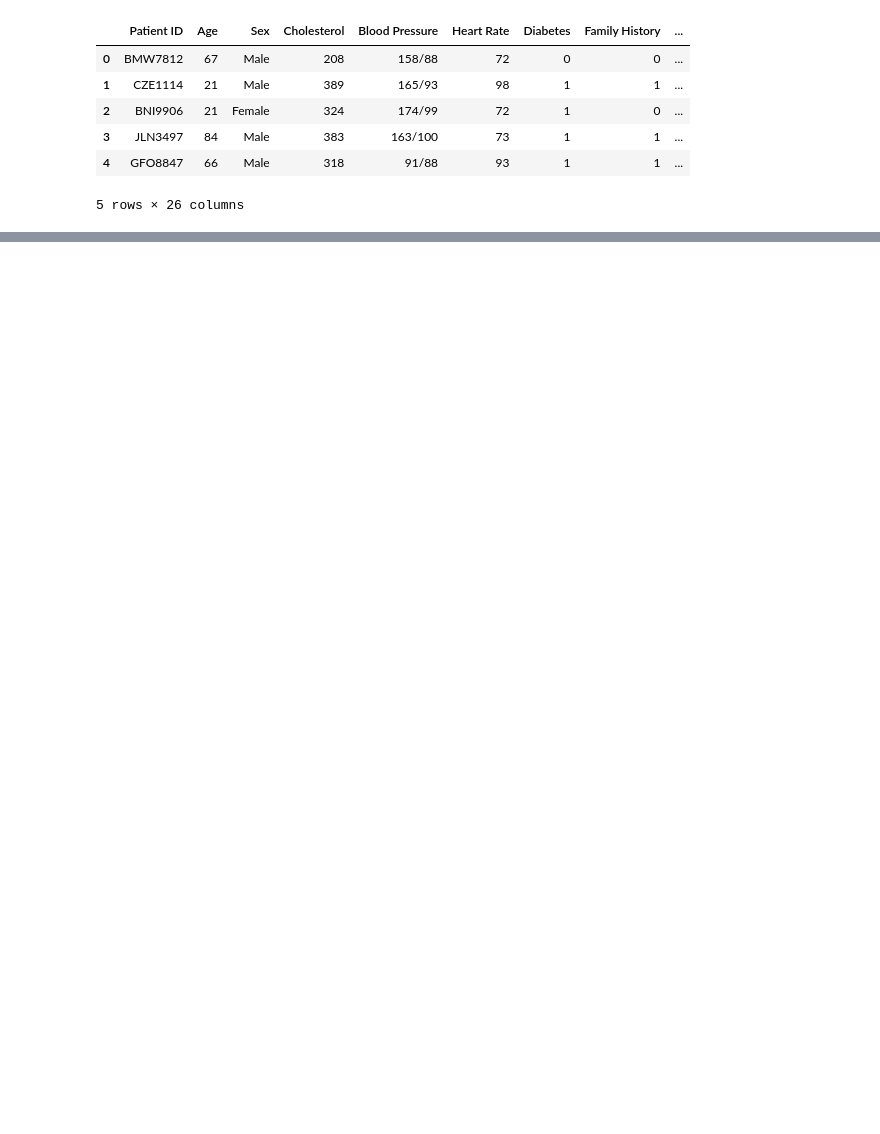
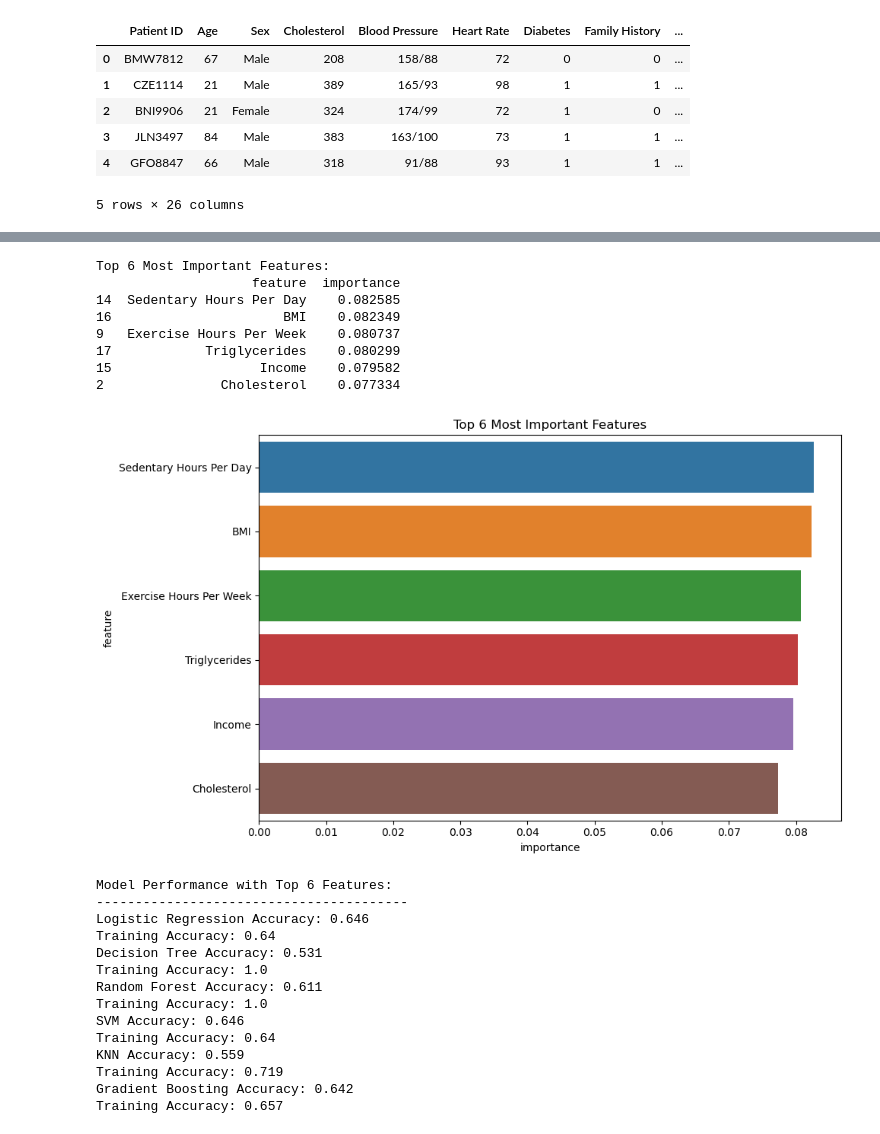
Before and after one commit to maddiejane25/Project-2, a Jupyter notebook: healthData.ipynb, the cells around one changed output, grey strips where cells are left out. Drawn from its saved outputs; the diff is of its cells as text; code cells hidden in the pictures; blank space fills up the shorter version.

```diff
--- a/healthData.ipynb
+++ b/healthData.ipynb
@@ -52,6 +70,7 @@ y = df['Heart Attack Risk']
 # %%
 X_train, X_test, y_train, y_test = train_test_split(X, y, random_state=42)
 # %%
+X_train, X_test, y_train, y_test = train_test_split(X, y, random_state=42)
 scaler = StandardScaler()
 X_train = scaler.fit_transform(X_train)
 X_test = scaler.transform(X_test)
@@ -72,0 +203,77 @@ for name, model in models.items():
+# %%
+# First, let's identify the top features using Random Forest
+rf_model = RandomForestClassifier(random_state=42)
+rf_model.fit(X_train, y_train)
+
+# Get feature importance
+feature_importance = pd.DataFrame({
+    'feature': X.columns,
+    'importance': rf_model.feature_importances_
+})
+feature_importance = feature_importance.sort_values('importance', ascending=False)
+
+# Print and plot top features
+print("Top 6 Most Important Features:")
+print(feature_importance.head(6))
+
+plt.figure(figsize=(10, 6))
+sns.barplot(x='importance', y='feature', data=feature_importance.head(6))
+plt.title('Top 6 Most Important Features')
+plt.tight_layout()
+plt.show()
+
+# Now let's create a new dataset with only top 6 features
+top_features = feature_importance.head(5)['feature'].tolist()
+X_top = df[top_features]
+
+# Split and scale the data
+X_train_top, X_test_top, y_train, y_test = train_test_split(X_top, y, random_state=42)
+scaler = StandardScaler()
+X_train_top = scaler.fit_transform(X_train_top)
+X_test_top = scaler.transform(X_test_top)
+
+# Run models with top features
+models = {
+    "Logistic Regression": LogisticRegression(),
+    "Decision Tree": DecisionTreeClassifier(),
+    "Random Forest": RandomForestClassifier(),
+    "SVM": SVC(),
+    "KNN": KNeighborsClassifier(),
+    "Gradient Boosting": GradientBoostingClassifier(),
+}
+
+print("\nModel Performance with Top 6 Features:")
+print("-" * 40)
+
+for name, model in models.items():
+    model.fit(X_train_top, y_train)
+    y_pred = model.predict(X_test_top)
+    y_train_pred = model.predict(X_train_top)
+    train_accuracy = accuracy_score(y_train, y_train_pred)
+    accuracy = accuracy_score(y_test, y_pred)
+    print(f"{name} Accuracy: {np.round(accuracy,3)}")
+    print(f"Training Accuracy: {np.round(train_accuracy,3)}")
+# %% [output]
+Top 6 Most Important Features:
+                    feature  importance
+14  Sedentary Hours Per Day    0.082585
+16                      BMI    0.082349
+9   Exercise Hours Per Week    0.080737
+17            Triglycerides    0.080299
+15                   Income    0.079582
+2               Cholesterol    0.077334
+[figure, added]
+Model Performance with Top 6 Features:
+----------------------------------------
+Logistic Regression Accuracy: 0.646
+Training Accuracy: 0.64
+Decision Tree Accuracy: 0.531
+Training Accuracy: 1.0
+Random Forest Accuracy: 0.611
+Training Accuracy: 1.0
+SVM Accuracy: 0.646
+Training Accuracy: 0.64
+KNN Accuracy: 0.559
+Training Accuracy: 0.719
+Gradient Boosting Accuracy: 0.642
+Training Accuracy: 0.657
```
Also changed, not shown: parts of 16 cells of this notebook.
